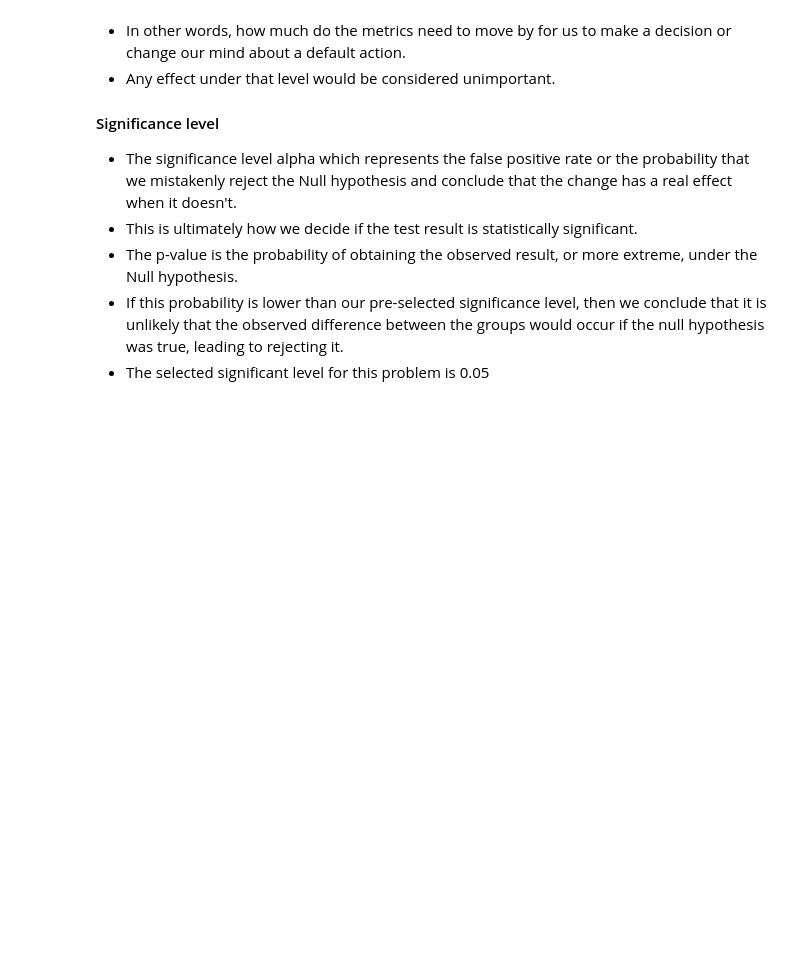
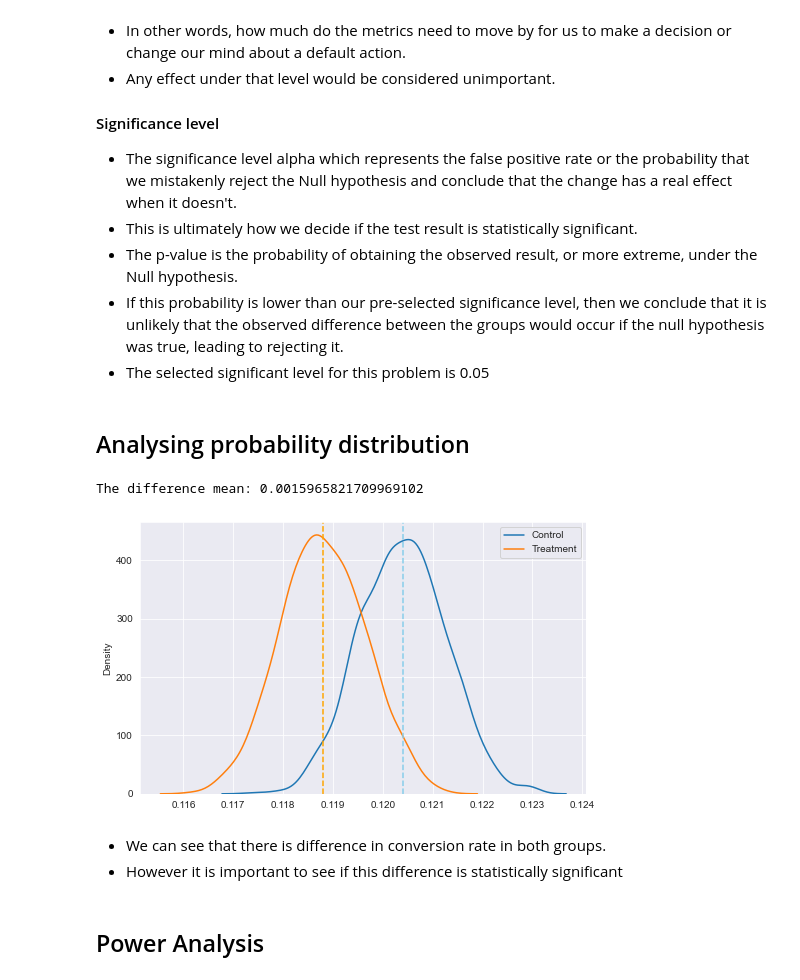
Before and after one commit to mdushetwar/E-commerce-A-B-Testing, a Jupyter notebook: AB_testing.ipynb, the cells around one changed output. Saved outputs shown, nothing was run; the diff lists cells and outputs as text; code cells hidden in the pictures; blank space fills up the shorter version.

```diff
--- a/AB_testing.ipynb
+++ b/AB_testing.ipynb
@@ -207,3 +197,0 @@ data.head()
-# %%
-#changing time column datatype to datetime format
-data['time']=pd.to_datetime(data['time'],format='%M:%S.%f')
@@ -322,3 +316,31 @@ Based on the user experience research, if the client update the checkout page de
 - The p-value is the probability of obtaining the observed result, or more extreme, under the Null hypothesis.
 - If this probability is lower than our pre-selected significance level, then we conclude that it is unlikely that the observed difference between the groups would occur if the null hypothesis was true, leading to rejecting it.
 - The selected significant level for this problem is 0.05
+# %% [markdown]
+## Analysing probability distribution
+# %%
+sample_means_control=[]
+sample_means_treatment=[]
+
+for i in range(1000):
+    sample=data_new.sample(frac=1, replace=True)
+    mean_control=sample[sample['con_treat']=='control']['converted'].mean()
+    mean_treatment=sample[sample['con_treat']=='treatment']['converted'].mean()
+    sample_means_control.append(mean_control)
+    sample_means_treatment.append(mean_treatment)
+# %%
+plt.figure(figsize=(8,5))
+sns.kdeplot(sample_means_control, label='Control')
+sns.kdeplot(sample_means_treatment, label='Treatment')
+plt.axvline(np.mean(sample_means_control), linestyle='--', color='skyblue')
+plt.axvline(np.mean(sample_means_treatment), linestyle='--', color='orange')
+plt.legend();
+print('The difference mean:', np.mean(sample_means_control)-np.mean(sample_means_treatment))
+# %% [output]
+The difference mean: 0.0015965821709969102
+[figure, added]
+# %% [markdown]
+- We can see that there is difference in conversion rate in both groups.
+- However it is important to see if this difference is statistically significant
+# %% [markdown]
+## Power Analysis
```
Also changed, not shown: parts of 3 cells of this notebook.
